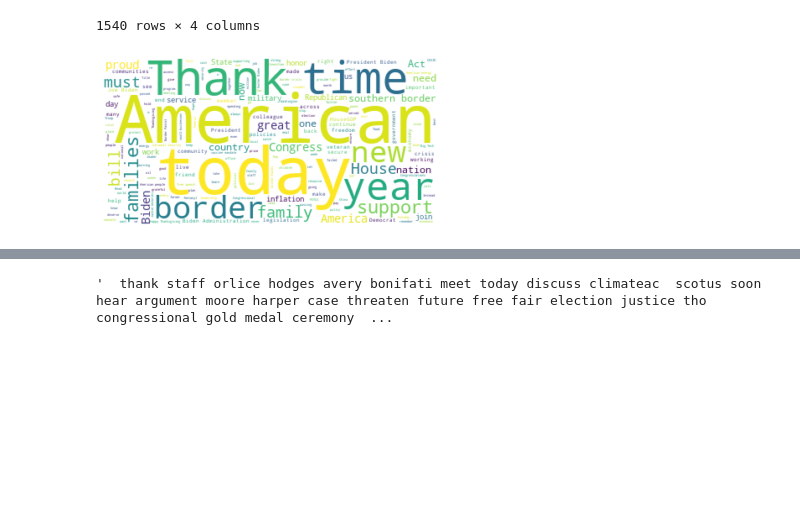
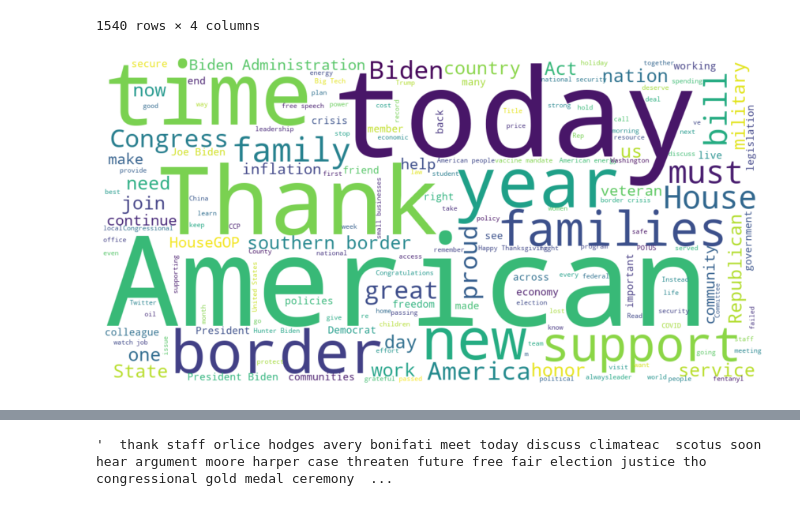
Before and after one commit to maiahalle/DS105-Project, a Jupyter notebook: creating_visualisations.ipynb, the cells around one changed output, grey strips where cells are left out. Drawn from its saved outputs; the diff is of its cells as text; code cells hidden in the pictures; blank space fills up the shorter version.

Commit message:
Amara visuals

```diff
--- a/creating_visualisations.ipynb
+++ b/creating_visualisations.ipynb
@@ -121,13 +121,14 @@ text = " ".join(item for item in df_republican_dates_tweets['tweet_text'])
 stopwords = set(STOPWORDS)
 stopwords.update(["https", "RT", "t", "co", "amp", "will", "s", "U"])
 # %%
-wordcloud = WordCloud(background_color="white", stopwords = stopwords).generate(text)
+wordcloud = WordCloud(background_color="white", stopwords = stopwords, scale=3).generate(text)
+plt.figure( figsize=(15,10))
 plt.imshow(wordcloud, interpolation='bilinear')
 plt.axis("off")
 plt.margins(x=0, y=0)
 plt.show()
 # %% [output]
-[figure, old version]
+[figure, new version]
 # %%
 df_democrat_keywords = pd.read_csv("democrat_keywords.csv")
 # %%
```
Also changed, not shown: parts of 47 cells of this notebook.
